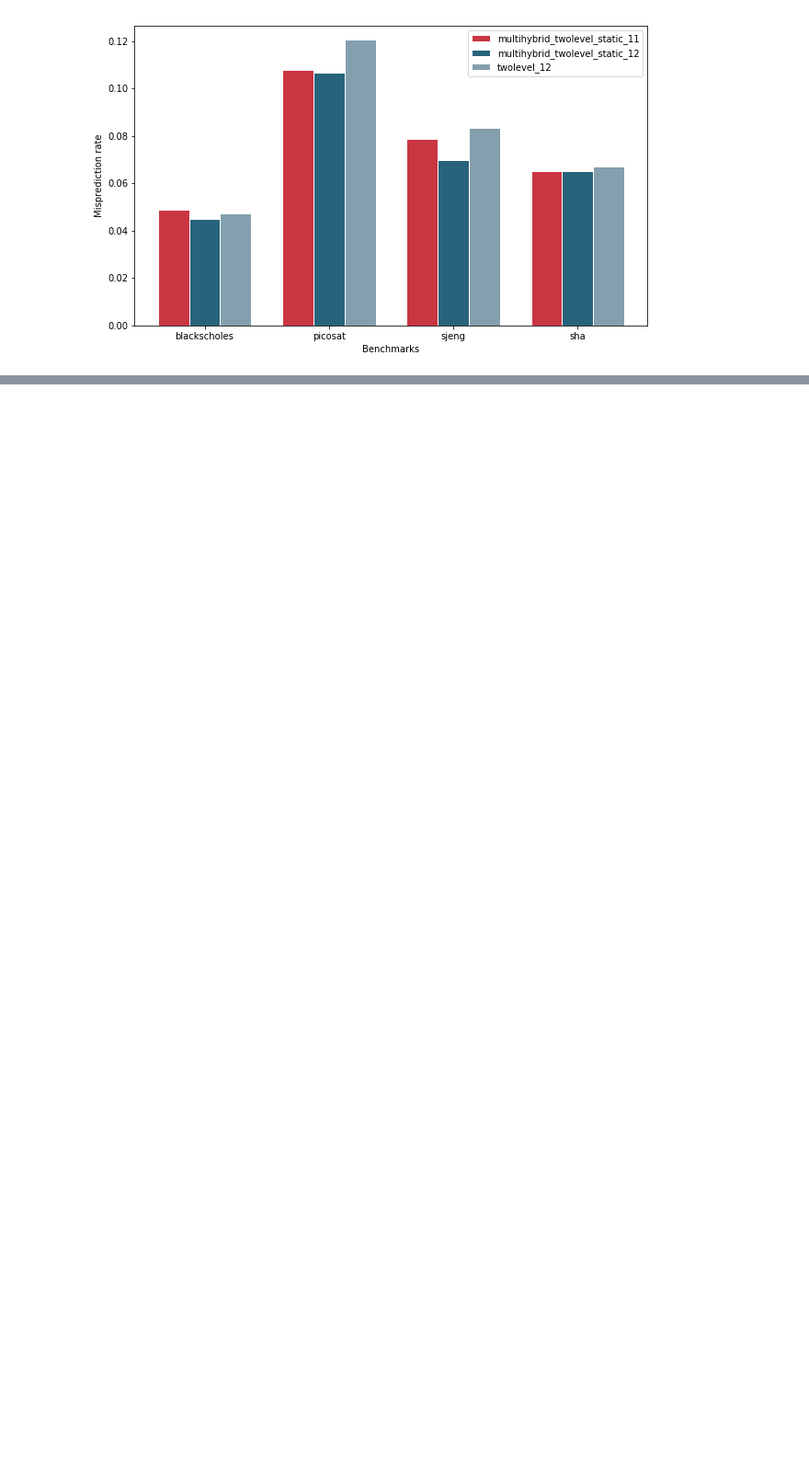
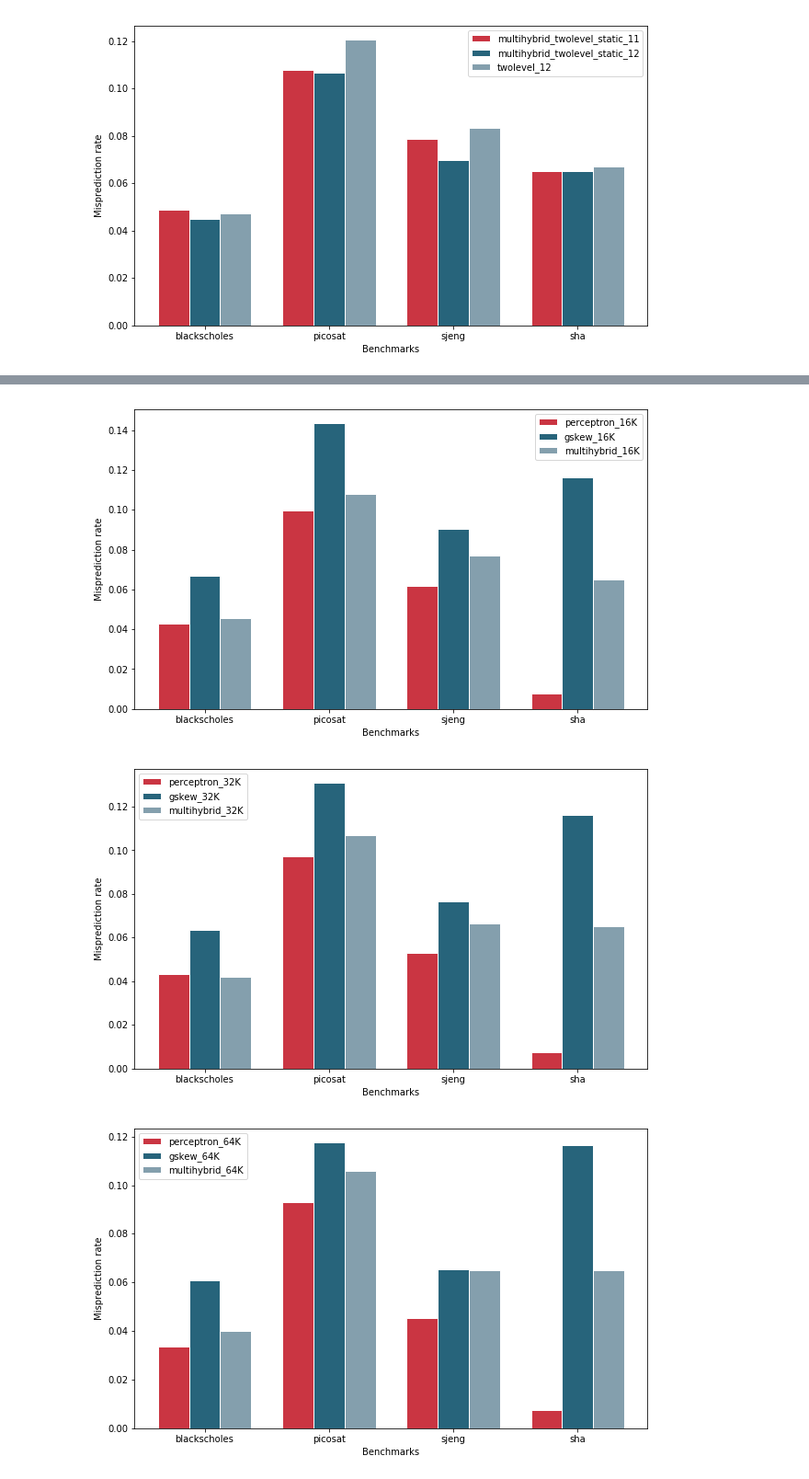
Before and after one commit to alexf91/gem5-advanced-computer-architecture, a Jupyter notebook: bp_eval/notebooks/evaluation.ipynb, the cells around one changed output, grey strips where cells are left out. Shown at 92% size. Cells and saved outputs as stored; diff of their text form; code cells hidden in the pictures; blank space fills up the shorter version.

```diff
--- a/bp_eval/notebooks/evaluation.ipynb
+++ b/bp_eval/notebooks/evaluation.ipynb
@@ -165,3 +202,4 @@ def predictor_factory():
                                 record_trace=RecordSettings.CONDITIONAL)
 
 run_benchmarks(predictor_factory, output_dir='results/multihybrid_twolevel_static_11', max_insts=int(20e6))
+benchmarks.append('multihybrid_twolevel_static_11')
@@ -175,3 +215,4 @@ def predictor_factory():
                                   record_trace=RecordSettings.CONDITIONAL)
 
 run_benchmarks(predictor_factory, output_dir='results/twolevel_twobit_12', max_insts=int(20e6))
+benchmarks.append('twolevel_twobit_12')
@@ -177,0 +274,18 @@ run_benchmarks(predictor_factory, output_dir='results/twolevel_twobit_12', max_i
+# %%
+multihybrid_args = {
+    '64K': {'ncounters': 1024, 'phrtsize': 1024, 'histlength': 14},
+    '32K': {'ncounters':  512, 'phrtsize': 1024, 'histlength': 13},
+    '16K': {'ncounters':  512, 'phrtsize':  512, 'histlength': 12},
+}
+
+for name, kwargs in multihybrid_args.items():
+    def predictor_factory():
+        p1 = TwoLevelAdaptiveTrainingPredictor(phrtsize=kwargs['phrtsize'],
+                                               histlength=kwargs['histlength'])
+        p2 = StaticPredictor(True)
+        p3 = StaticPredictor(False)
+        return MultiHybridPredictor(predictors=[p1, p2, p3], ncounters=kwargs['ncounters'],
+                                    record_trace=RecordSettings.CONDITIONAL)
+
+    run_benchmarks(predictor_factory, output_dir='results/multihybrid_%s' % name, max_insts=int(20e6))
+    benchmarks.append('multihybrid_' + name)
@@ -196,17 +314,10 @@ def get_branch_stats(trace):
     return sorted(stats, reverse=True)
 
 
-
 for benchmark in ('blackscholes', 'picosat', 'sjeng', 'sha'):
     misprediction_rates[benchmark] = misprediction_rates.get(benchmark, dict())
     branch_stats[benchmark] = branch_stats.get(benchmark, dict())
-    for predtype in ('global_perceptron', 'local_perceptron',
-                     'combined_perceptron_G9_L27', 'combined_perceptron_G18_L18', 'combined_perceptron_G27_L9',
-                     'gskew_8', 'gskew_10', 'gskew_12',
-                     'gshare_8', 'gshare_10', 'gshare_12',
-                     'twolevel_8', 'twolevel_10', 'twolevel_12',
-                     'gskew_twolevel_12', 'multihybrid_twolevel_static_12', 'twolevel_twobit_12',
-                     'multihybrid_twolevel_static_11'):
+    for predtype in benchmarks:
 
         if predtype in misprediction_rates[benchmark] and predtype in branch_stats[benchmark]:
             print('Skipping', predtype)
@@ -320,0 +434,10 @@ plot_misprediction_rate('multihybrid_twolevel_static_11', 'multihybrid_twolevel_
+# %%
+for size in ('16K', '32K', '64K'):
+    plot_misprediction_rate('perceptron_' + size,
+                            'gskew_' + size,
+                            'multihybrid_' + size,
+                        save='plots/comparison_%s.pdf' % size)
+# %% [output]
+[figure, added]
+[figure, added]
+[figure, added]
```
Also changed, not shown: parts of 19 cells of this notebook, 14 other files.
